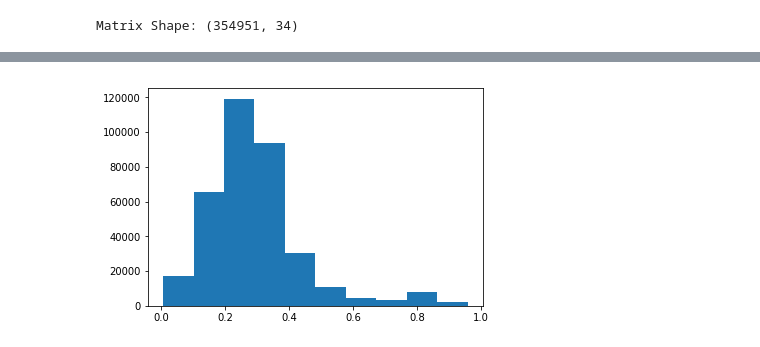
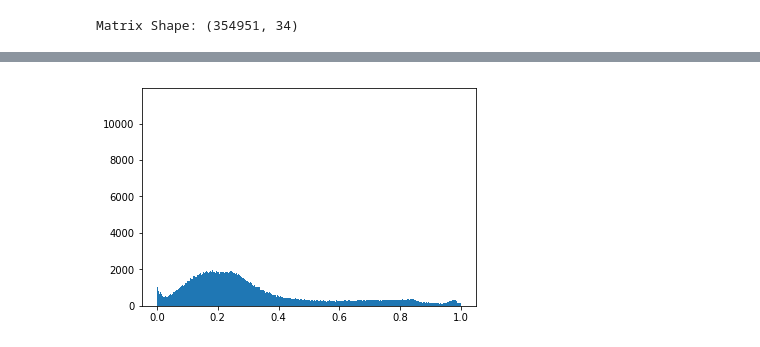
Before and after one commit to surajpaib/Hacker-Earth-Challenge-Loan-Defaulters, a Jupyter notebook: hackerearthchallenge/run_prediction.ipynb, the cells around one changed output, grey strips where cells are left out. Drawn from its saved outputs; the diff is of its cells as text; code cells hidden in the pictures.

```diff
--- a/hackerearthchallenge/run_prediction.ipynb
+++ b/hackerearthchallenge/run_prediction.ipynb
@@ -178,2 +161,8 @@ y = model.predict_proba(x)
 # %%
-y = [q[1] for q in y]
+k = [q[1] for q in y]
+# %%
+for i, val in enumerate(k):
+    if val == 0.0:
+        k[i] = 0.000001
+    if val == 1.0:
+        k[i] = 0.999999
@@ -180,8 +171,8 @@ y = [q[1] for q in y]
 # %%
-plt.hist(y)
+plt.hist(k, bins = 500)
 plt.show()
 # %% [output]
-[figure, old version]
+[figure, new version]
 # %%
 submission = pd.DataFrame()
 # %%
```
Also changed, not shown: parts of 6 cells of this notebook, 4 other files.
